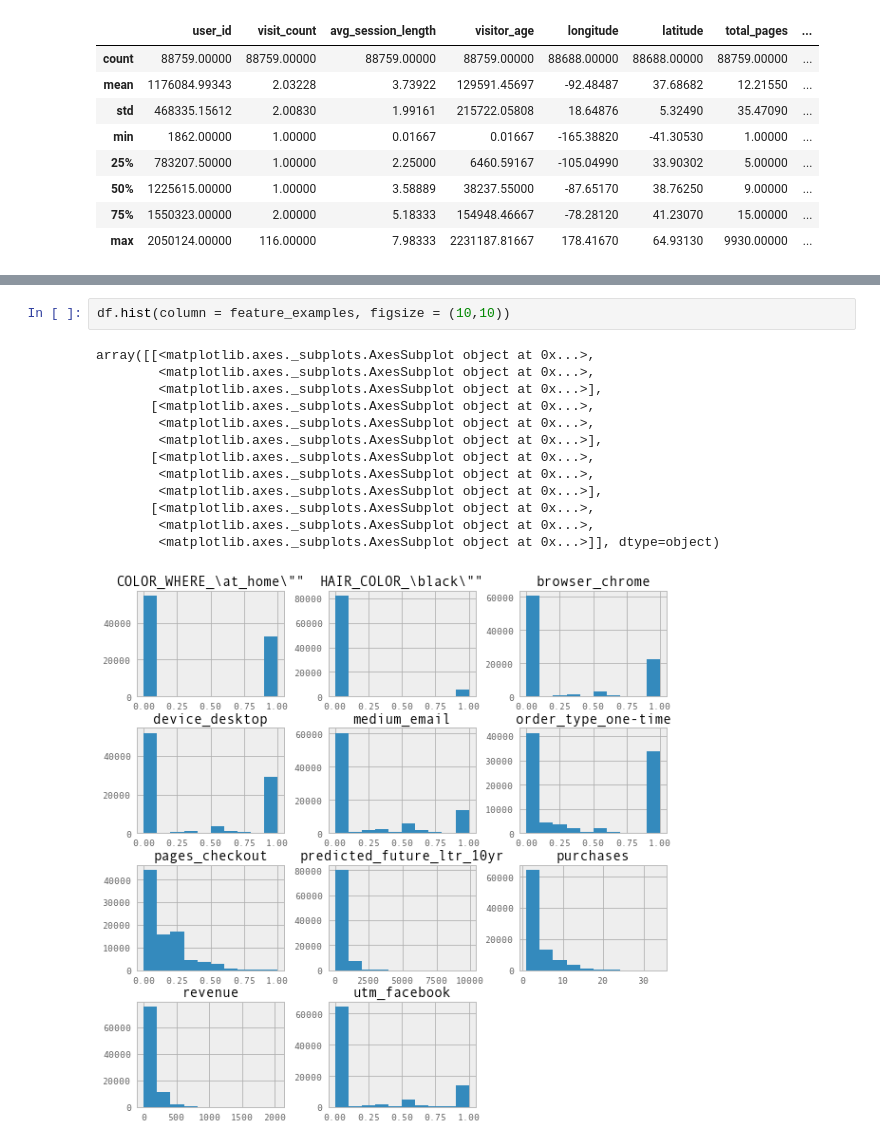
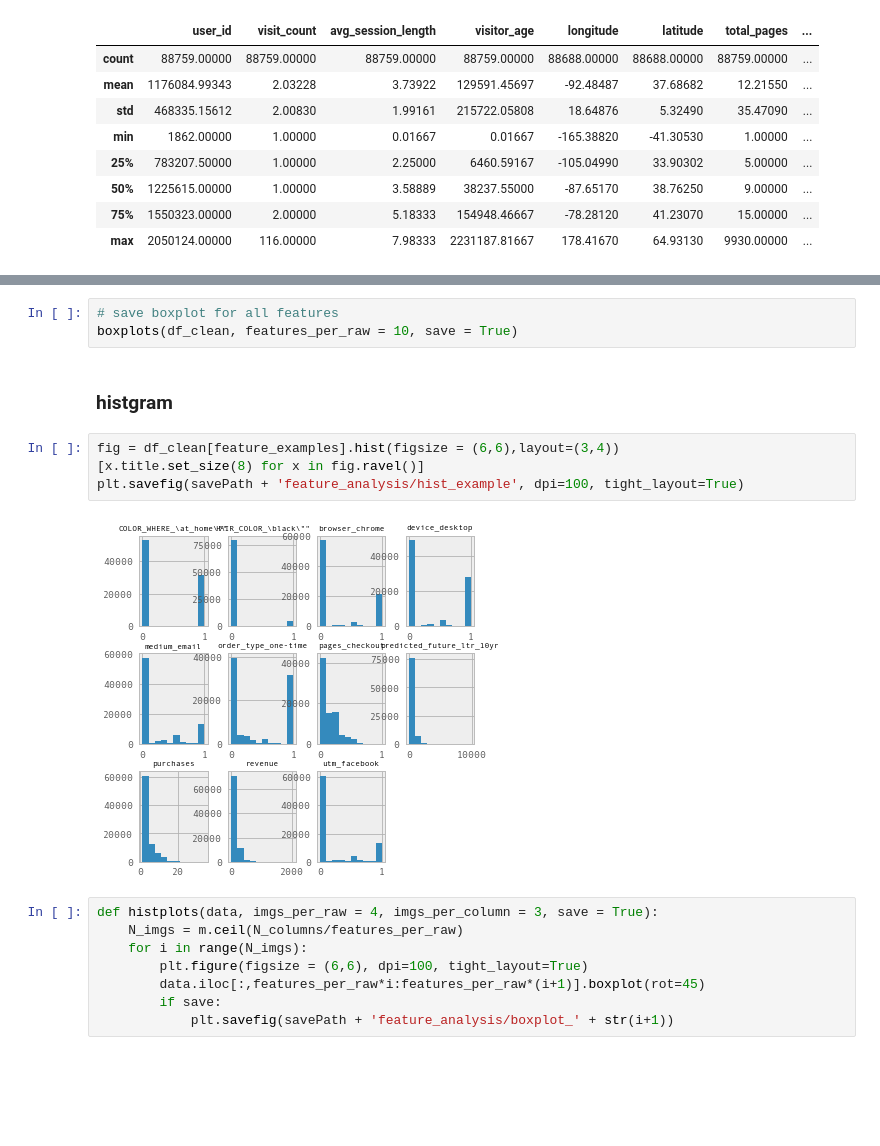
Before and after one commit to jiangshan123/Capstone_TDI, a Jupyter notebook: notebooks/data_wrangling.ipynb, the cells around one changed output, grey strips where cells are left out. Cells and saved outputs as stored; diff of their text form; blank space fills up the shorter version.

Commit message:
export histplots

```diff
--- a/notebooks/data_wrangling.ipynb
+++ b/notebooks/data_wrangling.ipynb
@@ -168,16 +167,19 @@ array([[<matplotlib.axes._subplots.AxesSubplot object at 0x...>,
-# %%
-df.hist(column = feature_examples, figsize = (10,10))
-# %% [output]
-array([[<matplotlib.axes._subplots.AxesSubplot object at 0x...>,
-        <matplotlib.axes._subplots.AxesSubplot object at 0x...>,
-        <matplotlib.axes._subplots.AxesSubplot object at 0x...>],
-       [<matplotlib.axes._subplots.AxesSubplot object at 0x...>,
-        <matplotlib.axes._subplots.AxesSubplot object at 0x...>,
-        <matplotlib.axes._subplots.AxesSubplot object at 0x...>],
-       [<matplotlib.axes._subplots.AxesSubplot object at 0x...>,
-        <matplotlib.axes._subplots.AxesSubplot object at 0x...>,
-        <matplotlib.axes._subplots.AxesSubplot object at 0x...>],
-       [<matplotlib.axes._subplots.AxesSubplot object at 0x...>,
-        <matplotlib.axes._subplots.AxesSubplot object at 0x...>,
-        <matplotlib.axes._subplots.AxesSubplot object at 0x...>]], dtype=object)
-[figure, removed]
+# %%
+# save boxplot for all features
+boxplots(df_clean, features_per_raw = 10, save = True)
+# %% [markdown]
+### histgram
+# %%
+fig = df_clean[feature_examples].hist(figsize = (6,6),layout=(3,4))
+[x.title.set_size(8) for x in fig.ravel()]
+plt.savefig(savePath + 'feature_analysis/hist_example', dpi=100, tight_layout=True)
+# %% [output]
+[figure, added]
+# %%
+def histplots(data, imgs_per_raw = 4, imgs_per_column = 3, save = True):
+    N_imgs = m.ceil(N_columns/features_per_raw)
+    for i in range(N_imgs):
+        plt.figure(figsize = (6,6), dpi=100, tight_layout=True)
+        data.iloc[:,features_per_raw*i:features_per_raw*(i+1)].boxplot(rot=45)
+        if save:
+            plt.savefig(savePath + 'feature_analysis/boxplot_' + str(i+1))
```
Also changed, not shown: parts of 24 cells of this notebook, 14 other files.
